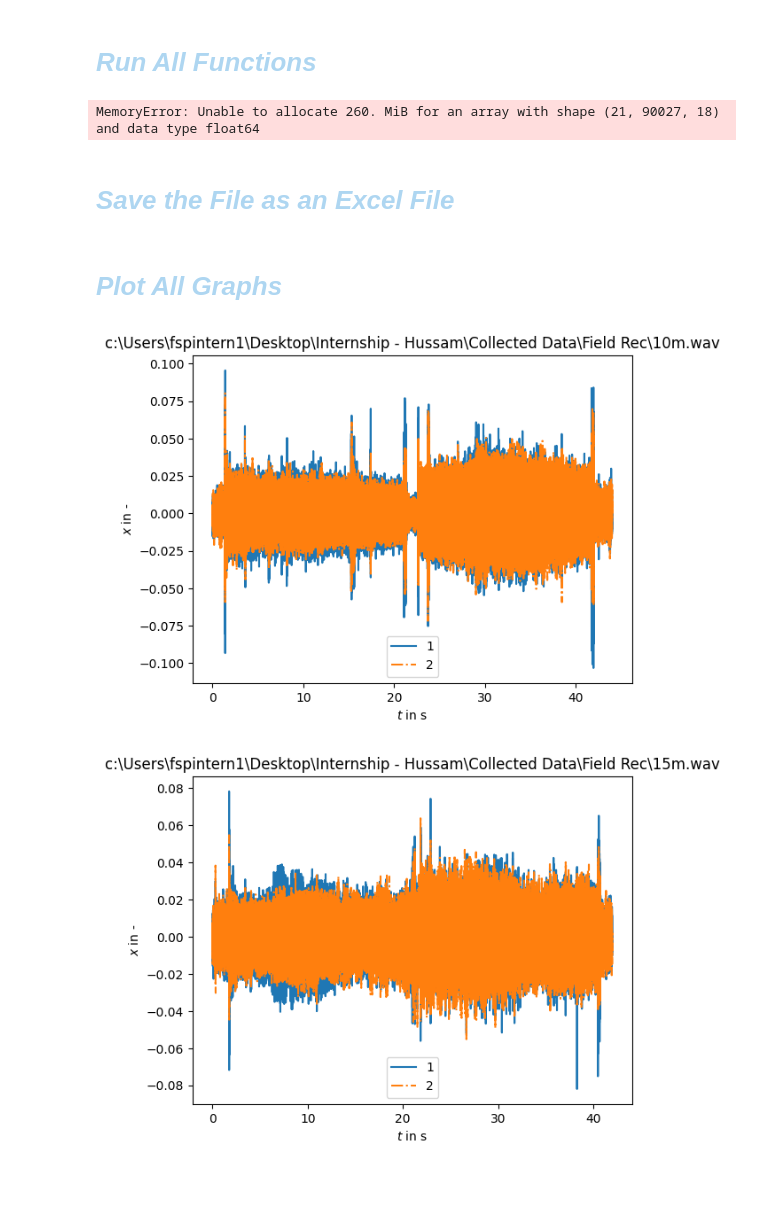
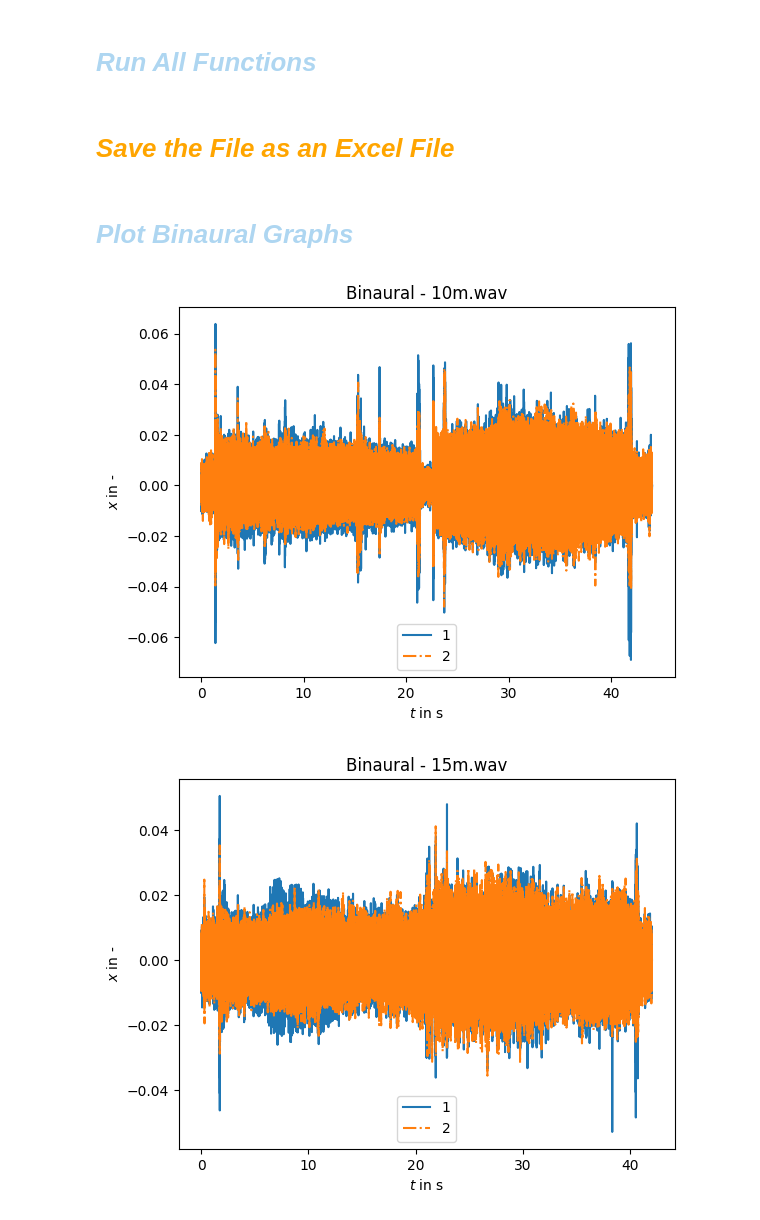
Before and after one commit to HussamAlBasha/IDS-Institute-for-Design-Strategies, a Jupyter notebook: Collected Data/Field-Recording-Analysis.ipynb, the cells around one changed output. Saved outputs shown, nothing was run; the diff lists cells and outputs as text; code cells hidden in the pictures; blank space fills up the shorter version.

```diff
--- a/Collected Data/Field-Recording-Analysis.ipynb
+++ b/Collected Data/Field-Recording-Analysis.ipynb
@@ -139,7 +139,7 @@ with open(levels) as f:
 df = prep_multiindex_df(levels, incl_metric=False)
 
 analysis_settings = AnalysisSettings.default()
-analysis_settings["MoSQITo"]["sharpness_din_from_loudness"]["run"] = True
+analysis_settings["MoSQITo"]["sharpness_din_from_loudness"]["run"] = False
 analysis_settings["MoSQITo"]["sharpness_din_perseg"]["run"] = False
 analysis_settings["MoSQITo"]["roughness_dw"]["run"] = False
 
@@ -152,23 +152,31 @@ for wav in (pbar := tqdm(list(wav_folder.glob("*.wav")))):
     decibel = tuple(levels[recording].values())
     b = Binaural.from_wav(wav, calibrate_to=decibel)
     df = add_results(df, b.process_all_metrics(analysis_settings, verbose=False, parallel=True)) # Process all metrics and add to results df
-# %% [output]
-MemoryError: Unable to allocate 260. MiB for an array with shape (21, 90027, 18) and data type float64
 # %% [markdown]
-# <h1 style="color:#AED6F1 ; font-weight: bold; font-style: italic;">Save the File as an Excel File</h1>
+<h1 style="color:orange ; font-weight: bold; font-style: italic;">Save the File as an Excel File</h1>
 # %%
 from datetime import datetime
 df.to_excel(wav_folder.parent.joinpath("", f"AllTest_{datetime.today().strftime('%Y-%m-%d')}.xlsx"))
 # %% [markdown]
-# <h1 style="color:#AED6F1 ; font-weight: bold; font-style: italic;">Plot All Graphs</h1>
+# <h1 style="color:#AED6F1 ; font-weight: bold; font-style: italic;">Plot Binaural Graphs</h1>
 # %%
-# imports
-import pandas as pd
+import json
+from tqdm import tqdm
+from pathlib import Path
+from soundscapy import Binaural
+
+wav_folder = Path().cwd().joinpath("Field Rec")
+levels = wav_folder.joinpath("Levels.json")
+
+with open("Field Rec/Levels.json") as f:
+    levels= json.load(f)
 
 # Loop through each wav file in the folder
 for wav in (pbar := tqdm(list(wav_folder.glob("*.wav")))):
+    b = Binaural.from_wav(wav)
+    decibel = (levels[b.recording]["Left"], levels[b.recording]["Left"])
     b = Binaural.from_wav(wav, calibrate_to=decibel)
-    b.plot(title=wav)
+    b.plot(title='Binaural - ' + wav.name)
 # %% [output]
-[figure, old version]
+[figure, new version]
-[figure, old version]
+[figure, new version]
```
Also changed, not shown: parts of 11 cells of this notebook, 13 other files.
